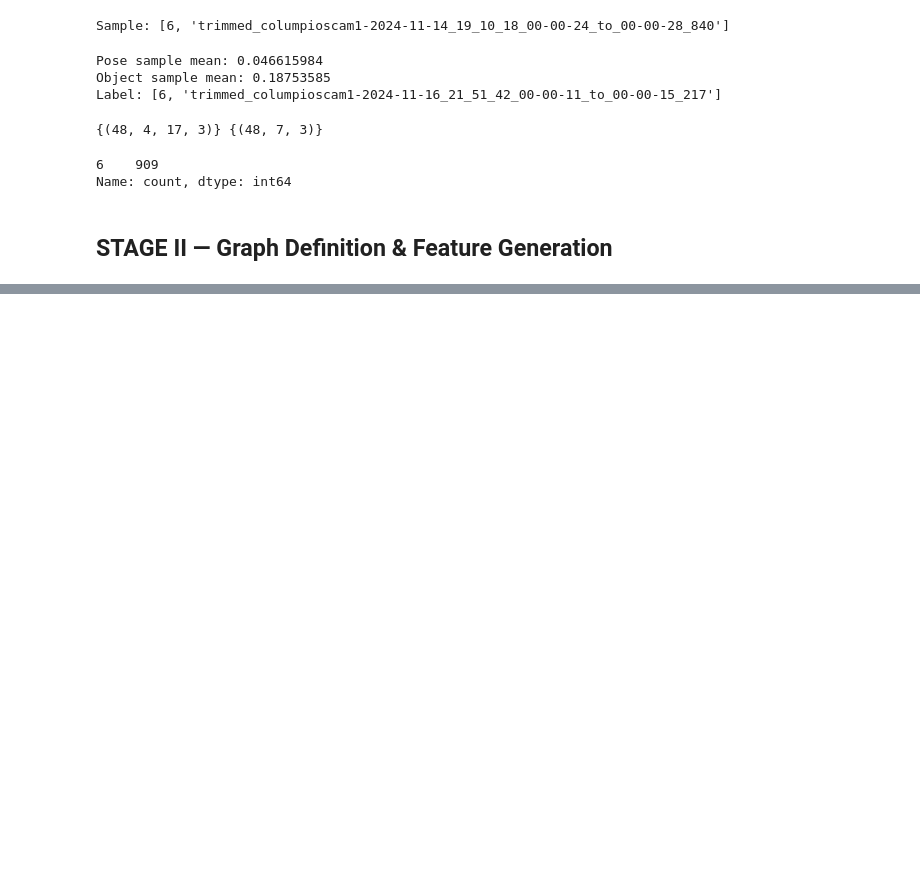
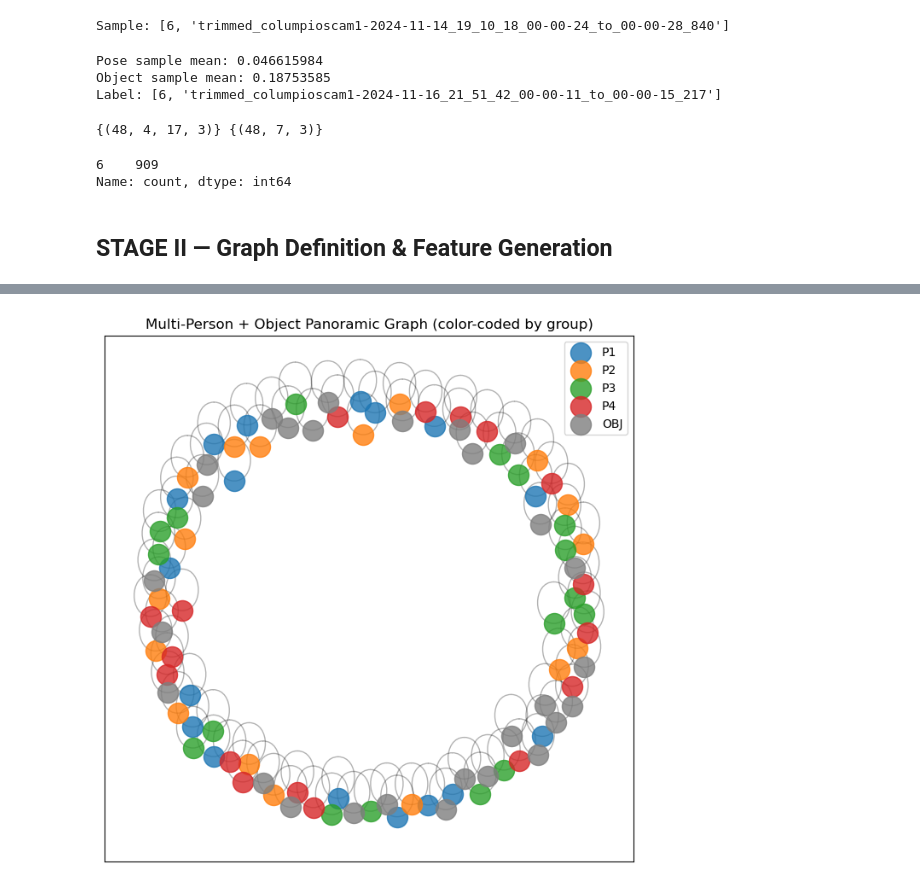
Before and after one commit to alexeiddg/mpgcn-playground-scenes, a Jupyter notebook: script/notebooks/mpgcn_diagnostics.ipynb, the cells around one changed output, grey strips where cells are left out. Saved outputs shown, nothing was run; the diff lists cells and outputs as text; code cells hidden in the pictures; blank space fills up the shorter version.

```diff
--- a/script/notebooks/mpgcn_diagnostics.ipynb
+++ b/script/notebooks/mpgcn_diagnostics.ipynb
@@ -110,0 +260,27 @@ Name: count, dtype: int64
+# %%
+import networkx as nx
+import matplotlib.pyplot as plt
+
+A0 = A[0]
+G = nx.from_numpy_array(A0)
+
+# Define person node ranges
+person_ranges = {
+    "P1": range(0,17),
+    "P2": range(17,34),
+    "P3": range(34,51),
+    "P4": range(51,68),
+    "OBJ": range(68,96)
+}
+colors = {"P1":"#1f77b4", "P2":"#ff7f0e", "P3":"#2ca02c", "P4":"#d62728", "OBJ":"#7f7f7f"}
+
+plt.figure(figsize=(8,8))
+pos = nx.spring_layout(G, seed=42)
+for label, nodes in person_ranges.items():
+    nx.draw_networkx_nodes(G, pos, nodelist=list(nodes), node_color=colors[label], label=label, alpha=0.8)
+nx.draw_networkx_edges(G, pos, alpha=0.3)
+plt.legend()
+plt.title("Multi-Person + Object Panoramic Graph (color-coded by group)")
+plt.show()
+# %% [output]
+[figure, added]
```
Also changed, not shown: parts of 6 cells of this notebook, 18 other files.
